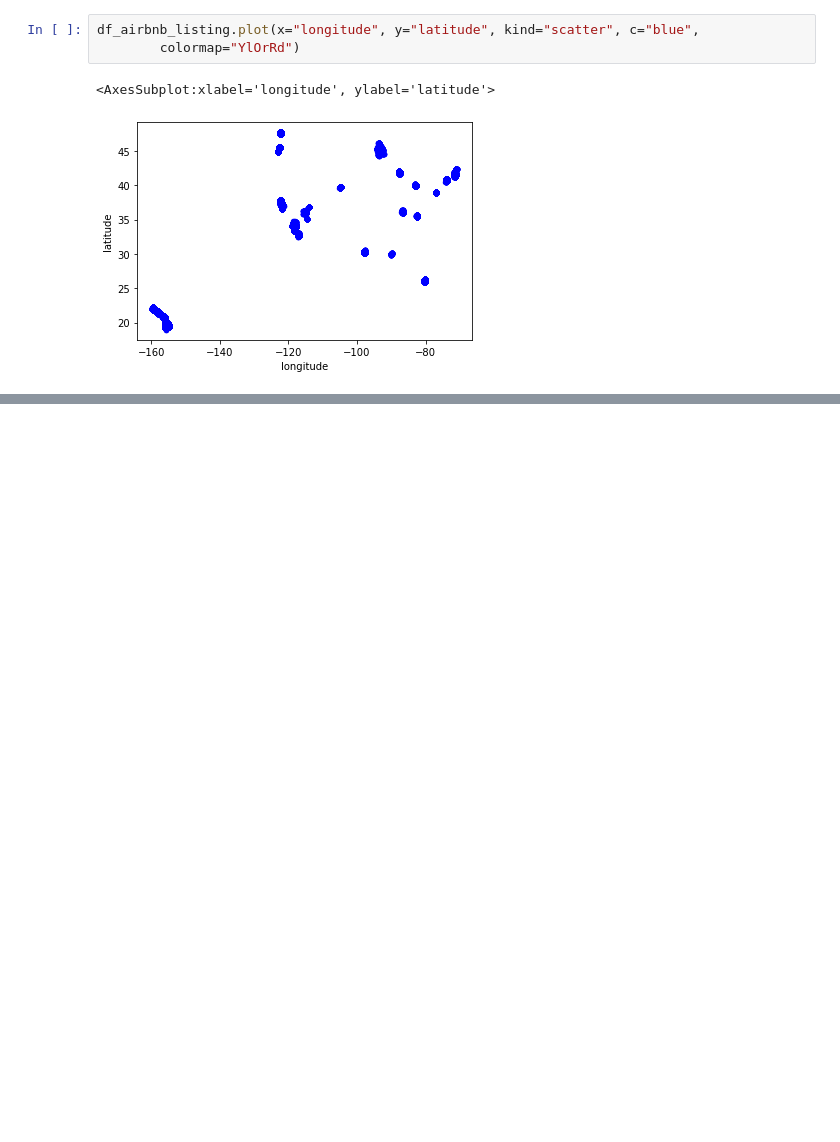
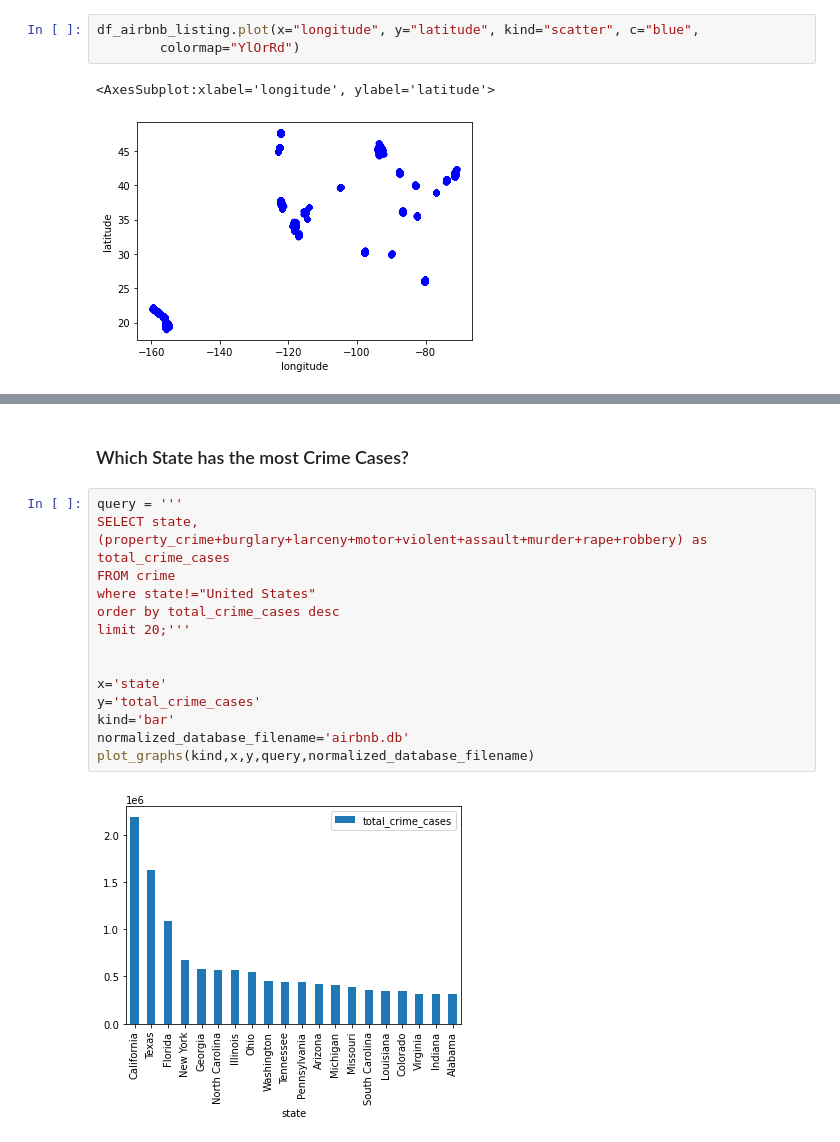
Before and after one commit to ddangwal1909/EAS503_Project_AIRBNB_Analysis, a Jupyter notebook: AIRBNB_ANALYSIS.ipynb, the cells around one changed output, grey strips where cells are left out. Drawn from its saved outputs; the diff is of its cells as text; blank space fills up the shorter version.

```diff
--- a/AIRBNB_ANALYSIS.ipynb
+++ b/AIRBNB_ANALYSIS.ipynb
@@ -748,0 +762,19 @@ mpfr-4.0.2           | 1.5 MB    | ########## | 100%
+# %% [markdown]
+### Which State has the most Crime Cases? ###
+# %%
+query = '''
+SELECT state,
+(property_crime+burglary+larceny+motor+violent+assault+murder+rape+robbery) as total_crime_cases
+FROM crime
+where state!="United States"
+order by total_crime_cases desc
+limit 20;'''
+
+
+x='state'
+y='total_crime_cases'
+kind='bar'
+normalized_database_filename='airbnb.db'
+plot_graphs(kind,x,y,query,normalized_database_filename)
+# %% [output]
+[figure, added]
```
Also changed, not shown: parts of 69 cells of this notebook.
